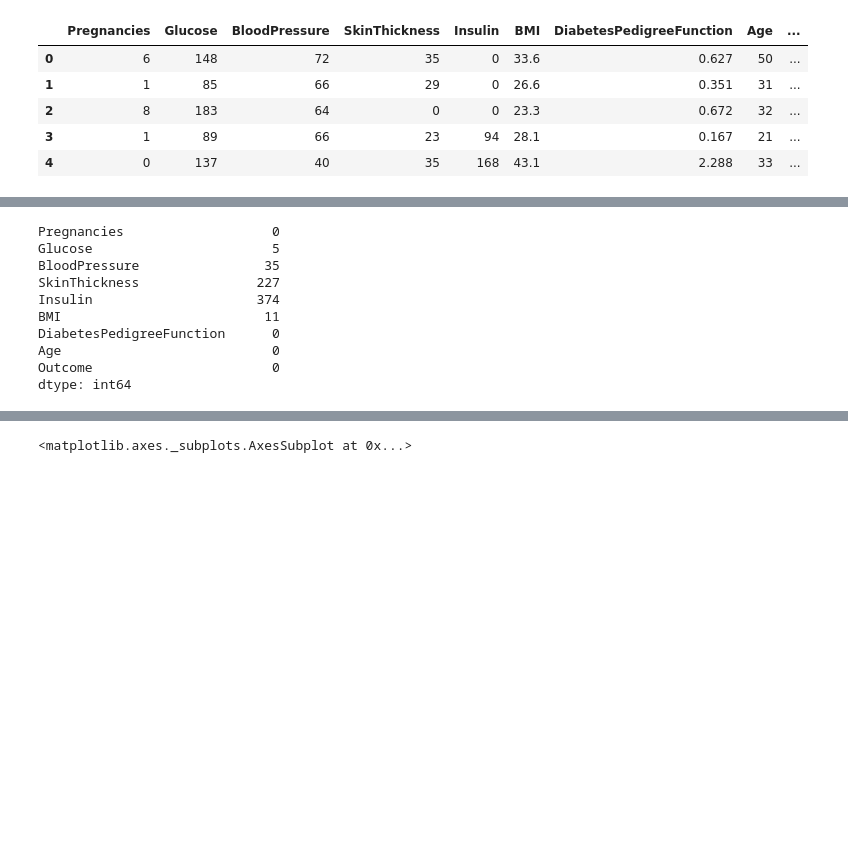
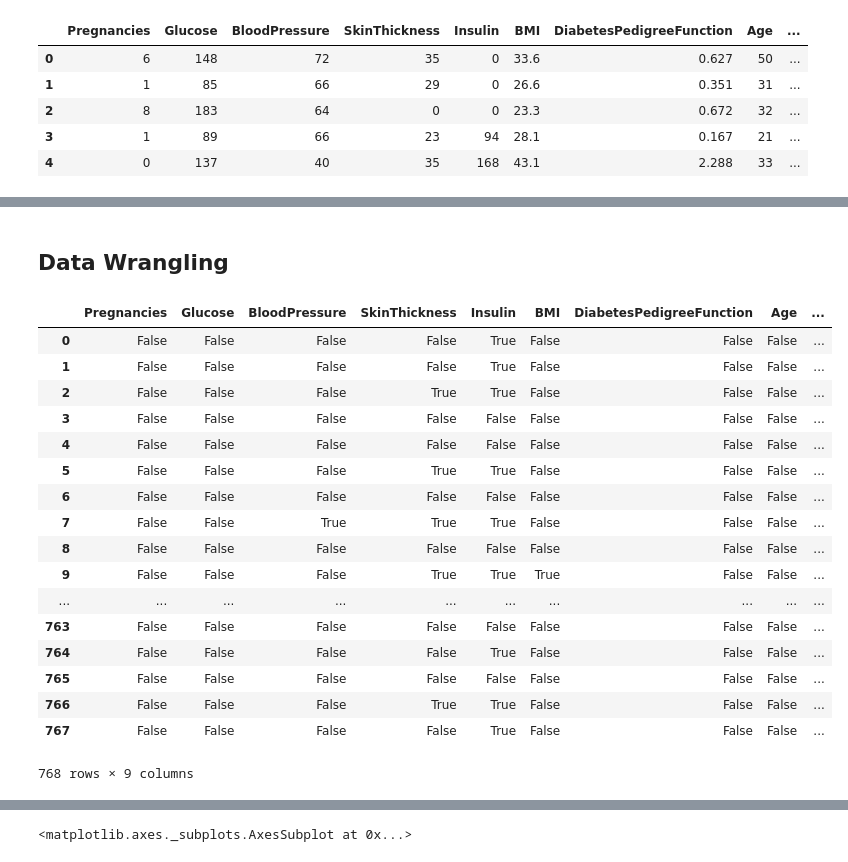
Before and after one commit to ShankarDhandapani/MachineLearning, a Jupyter notebook: KNN.ipynb, the cells around one changed output, grey strips where cells are left out. Cells and saved outputs as stored; diff of their text form; code cells hidden in the pictures; blank space fills up the shorter version.

```diff
--- a/KNN.ipynb
+++ b/KNN.ipynb
@@ -24,19 +80,29 @@ dataset.head()
+# %% [markdown]
+## Data Wrangling
 # %%
 # Replace Zeros
 zero_not_accepted = ["Glucose", "BloodPressure", "SkinThickness", "BMI", "Insulin"]
 
 for column in zero_not_accepted:
     dataset[column] = dataset[column].replace(0, np.NaN)
 
-dataset.isnull().sum()
+dataset.isnull()
 # %% [output]
+|  | Pregnancies | Glucose | BloodPressure | SkinThickness | Insulin | BMI | DiabetesPedigreeFunction | Age | ... |
+| 0 | False | False | False | False | True | False | False | False | ... |
+| 1 | False | False | False | False | True | False | False | False | ... |
+| 2 | False | False | False | True | True | False | False | False | ... |
+| 3 | False | False | False | False | False | False | False | False | ... |
+| 4 | False | False | False | False | False | False | False | False | ... |
+| 5 | False | False | False | True | True | False | False | False | ... |
+| 6 | False | False | False | False | False | False | False | False | ... |
+| 7 | False | False | True | True | True | False | False | False | ... |
+| 8 | False | False | False | False | False | False | False | False | ... |
+| 9 | False | False | False | True | True | True | False | False | ... |
+| ... | ... | ... | ... | ... | ... | ... | ... | ... | ... |
+| 763 | False | False | False | False | False | False | False | False | ... |
+| 764 | False | False | False | False | True | False | False | False | ... |
+| 765 | False | False | False | False | False | False | False | False | ... |
+| 766 | False | False | False | True | True | False | False | False | ... |
+| 767 | False | False | False | False | True | False | False | False | ... |
-Pregnancies                   0
-Glucose                       5
-BloodPressure                35
-SkinThickness               227
-Insulin                     374
-BMI                          11
-DiabetesPedigreeFunction      0
-Age                           0
-Outcome                       0
-dtype: int64
+768 rows × 9 columns
```
Also changed, not shown: parts of 10 cells of this notebook.
